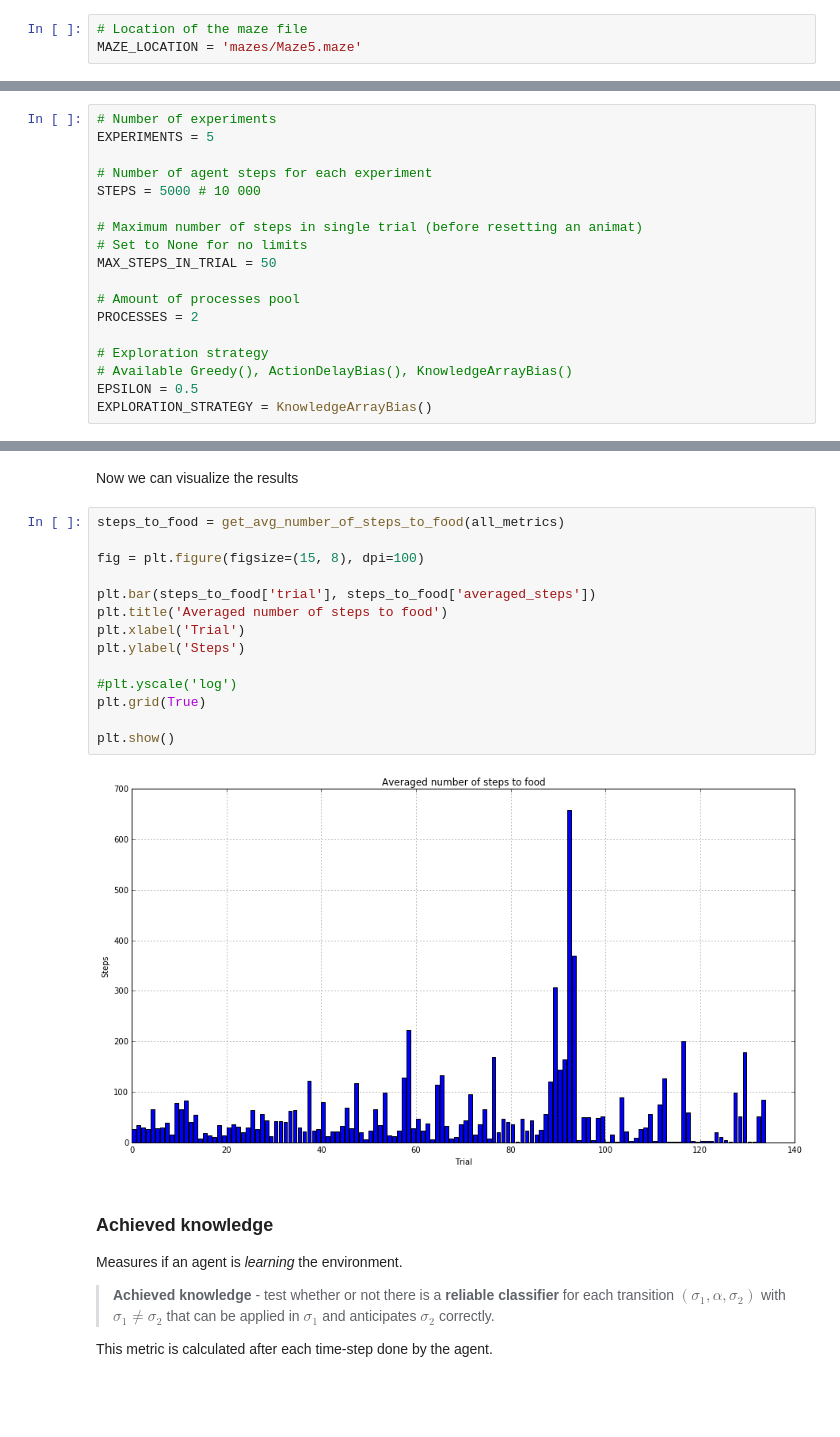
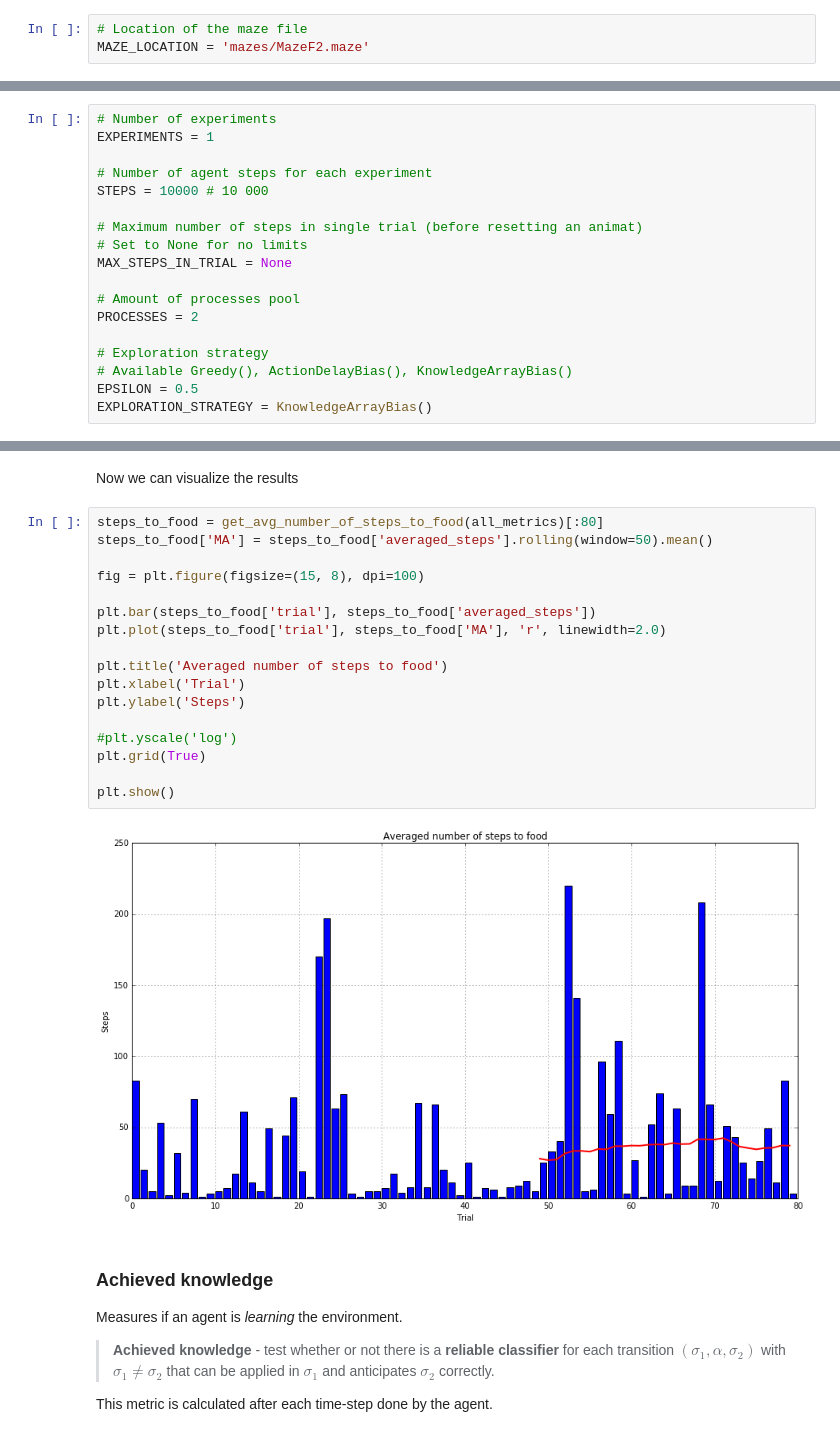
Before and after one commit to ParrotPrediction/pyalcs, a Jupyter notebook: examples/notebooks/ACS2 in Maze.ipynb, the cells around one changed output, grey strips where cells are left out. Drawn from its saved outputs; the diff is of its cells as text; blank space fills up the shorter version.

Commit message:
Microclassifiers and moving average

```diff
--- a/examples/notebooks/ACS2 in Maze.ipynb
+++ b/examples/notebooks/ACS2 in Maze.ipynb
@@ -79,7 +86,7 @@ Currently there are 4 mazes implemented:
 Maze `MazeF4` introduces also the *aliasing* problem - the are two states that looks exactly the same for an agent.
 # %%
 # Location of the maze file
-MAZE_LOCATION = 'mazes/Maze5.maze'
+MAZE_LOCATION = 'mazes/MazeF2.maze'
 # %% [markdown]
 And visualize it
 # %%
@@ -132,14 +139,14 @@ At the beginning of each trial an agent is randomly placed inside the maze. He c
 The whole simulation will run a certain number of times for certain number of steps.
 # %%
 # Number of experiments
-EXPERIMENTS = 5
+EXPERIMENTS = 1
 
 # Number of agent steps for each experiment
-STEPS = 5000 # 10 000
+STEPS = 10000 # 10 000
 
 # Maximum number of steps in single trial (before resetting an animat)
 # Set to None for no limits
-MAX_STEPS_IN_TRIAL = 50
+MAX_STEPS_IN_TRIAL = None
 
 # Amount of processes pool
 PROCESSES = 2
@@ -276,21 +289,24 @@ def get_avg_number_of_steps_to_food(performance):
 # %% [markdown]
 Now we can visualize the results
 # %%
-steps_to_food = get_avg_number_of_steps_to_food(all_metrics)
+steps_to_food = get_avg_number_of_steps_to_food(all_metrics)[:80]
+steps_to_food['MA'] = steps_to_food['averaged_steps'].rolling(window=50).mean()
 
 fig = plt.figure(figsize=(15, 8), dpi=100)
 
 plt.bar(steps_to_food['trial'], steps_to_food['averaged_steps'])
+plt.plot(steps_to_food['trial'], steps_to_food['MA'], 'r', linewidth=2.0)
+
 plt.title('Averaged number of steps to food')
 plt.xlabel('Trial')
 plt.ylabel('Steps')
 
 #plt.yscale('log')
 plt.grid(True)
 
 plt.show()
 # %% [output]
-[figure, old version]
+[figure, new version]
 # %% [markdown]
 ### Achieved knowledge
 Measures if an agent is *learning* the environment.
```
Also changed, not shown: parts of 13 cells of this notebook, 10 other files.
